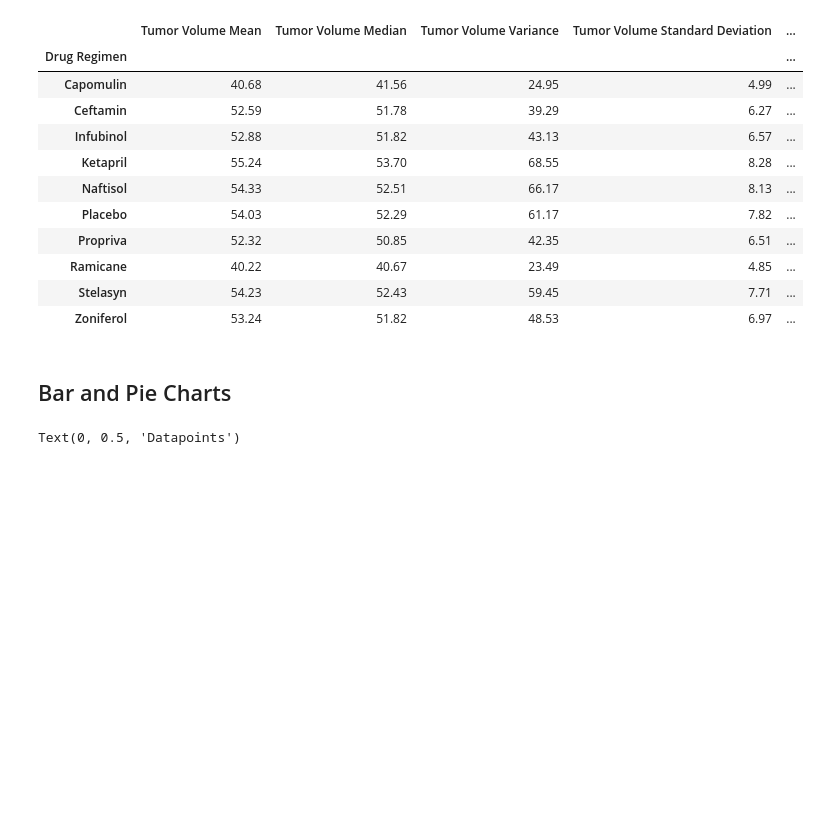
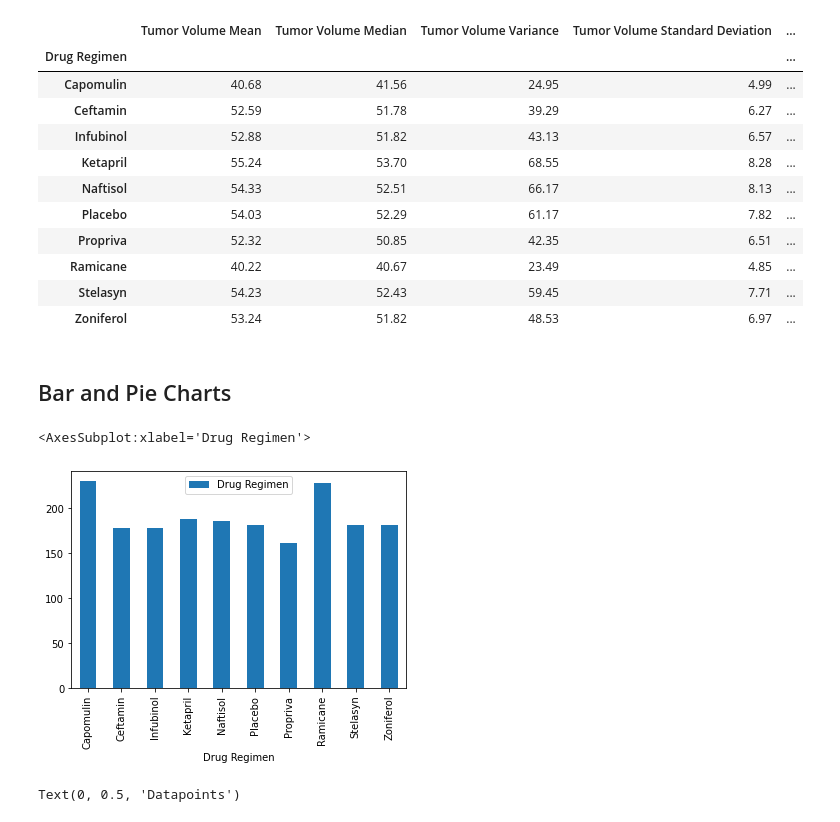
Before and after one commit to cveras33/matplotlib-challenge, a Jupyter notebook: Pymaceuticals/pymaceuticals_starter.ipynb, the cells around one changed output. Saved outputs shown, nothing was run; the diff lists cells and outputs as text; code cells hidden in the pictures; blank space fills up the shorter version.

Commit message:
Completed pandas bar chart and matplotlib pie chart

```diff
--- a/Pymaceuticals/pymaceuticals_starter.ipynb
+++ b/Pymaceuticals/pymaceuticals_starter.ipynb
@@ -108,9 +108,14 @@ drug_reg_summary_df
 # %%
 drug_regimen_data_points = merged_df.groupby(["Drug Regimen"]).count()["Mouse ID"]
 x_axis = np.arange(len(drug_regimen_data_points))
+drug_regimen_count_df = pd.DataFrame({"Drug Regimen" : drug_regimen_data_points})
 # %%
 # Generate a bar plot showing the total number of datapoints for each drug regimen using pandas.
 # There should be a single bar per regimen
+drug_regimen_count_df.plot.bar()
+# %% [output]
+<AxesSubplot:xlabel='Drug Regimen'>
+[figure, added]
 # %%
 # General identical bar plot using pyplot instead of pandas.
 plt.bar(x_axis, drug_regimen_data_points, alpha = 0.5, align = "center")
```
Also changed, not shown: parts of 3 cells of this notebook.
